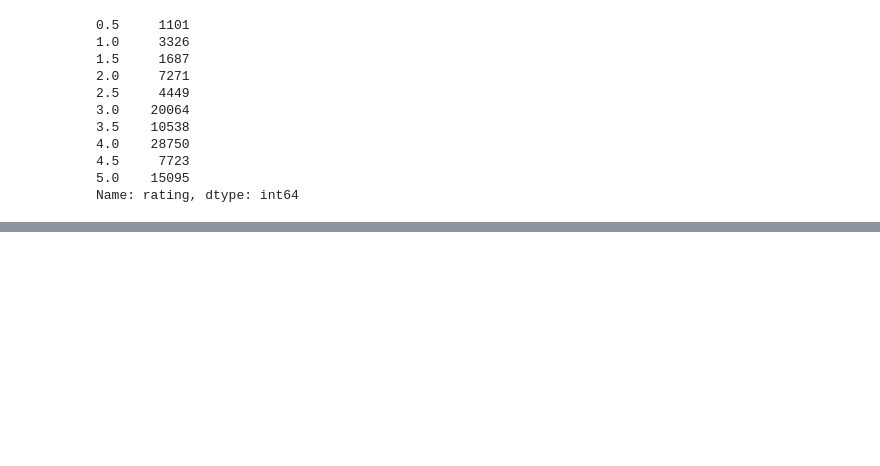
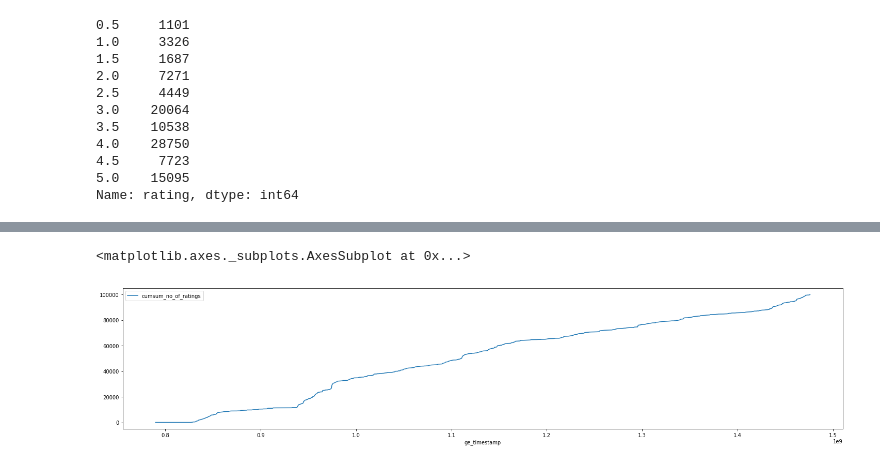
Before and after one commit to asapehrsson/hadoop_spark_jupyter, a Jupyter notebook: ipynb/movielens_dataset_caracteristics.ipynb, the cells around one changed output, grey strips where cells are left out. Cells and saved outputs as stored; diff of their text form; code cells hidden in the pictures; blank space fills up the shorter version.

```diff
--- a/ipynb/movielens_dataset_caracteristics.ipynb
+++ b/ipynb/movielens_dataset_caracteristics.ipynb
@@ -148,0 +115,6 @@ no_blanks_data.plot(y=["cumsum"])
+# %%
+
+all_year_weeks = mh.get_year_weeks_datetime_df(mh.ROOT_PATH, ratings_df)
+ratings_per_week_df = mh.fill_in_the_blanks(ratings_per_week_df, all_year_weeks)
+
+ratings_per_week_df.head()
@@ -148,0 +141,12 @@ no_blanks_data.plot(y=["cumsum"])
+# %%
+# add accumulated no of rates
+ratings_per_week_df[mh.CUMULATIVE_NO_OF_RATINGS_COL_NAME] = ratings_per_week_df[mh.NO_OF_RATINGS_COL_NAME].cumsum()
+ratings_per_week_df.plot(y=mh.CUMULATIVE_NO_OF_RATINGS_COL_NAME, x=mh.Y_W_TIMESTAMP_GE_COL_NAME, figsize=[25, 5])
+
+# test with scatter instead of plot
+# ratings_per_week_df.loc[ratings_per_week_df[mh.NO_OF_RATINGS_COL_NAME] > 0] \
+#    .plot(kind='scatter', x=mh.Y_W_TIMESTAMP_GE_COL_NAME, y=mh.CUMULATIVE_NO_OF_RATINGS_COL_NAME,
+#          style=['o', 'rx'], s=1, figsize=[25, 5])
+# %% [output]
+<matplotlib.axes._subplots.AxesSubplot at 0x...>
+[figure, added]
```
Also changed, not shown: parts of 18 cells of this notebook, 7 other files.
